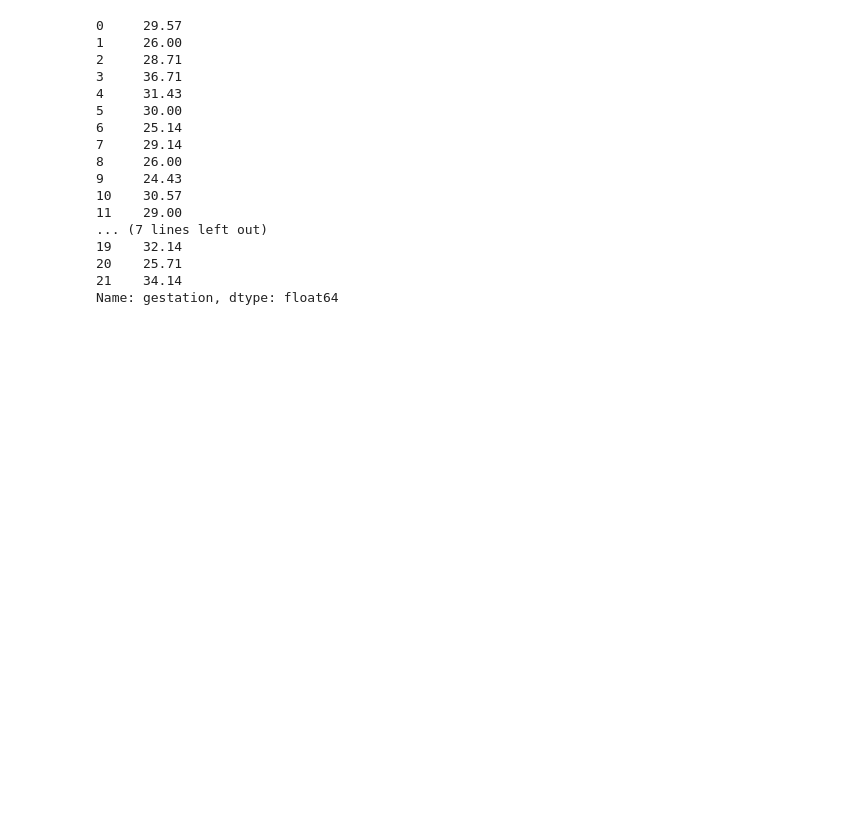
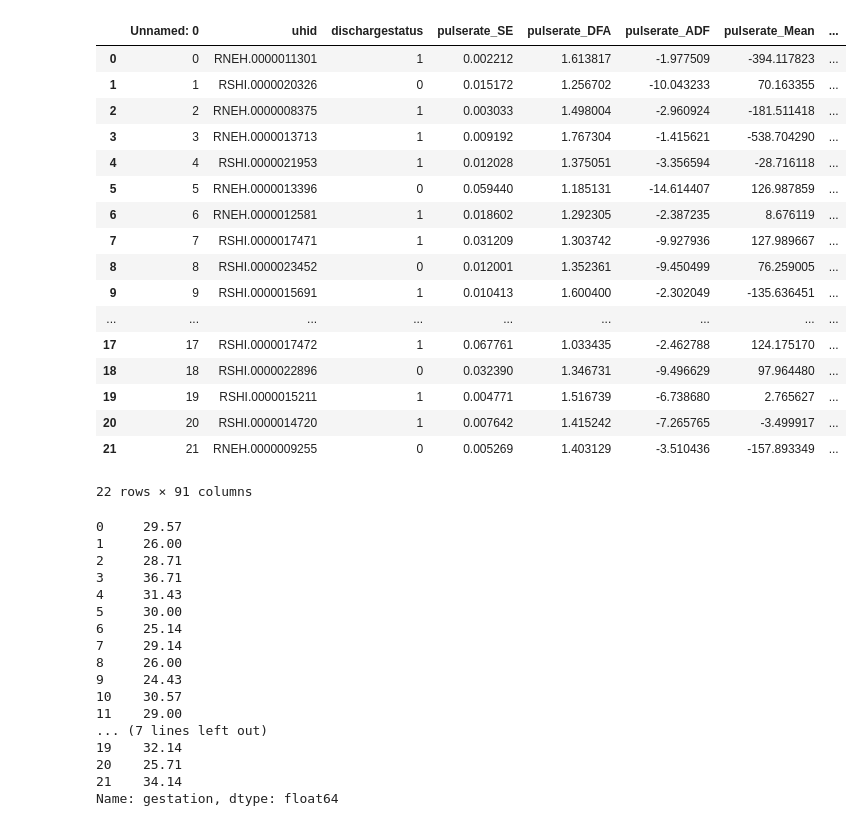
Before and after one commit to HDP-predictions/Development-and-Validation-of-High-Definition-Phenotype-HDP-based-mortality-prediction-in-critical, a Jupyter notebook: ipynbFiles/Table_3_LRM.ipynb, the cells around one changed output. Drawn from its saved outputs; the diff is of its cells as text; code cells hidden in the pictures; blank space fills up the shorter version.

```diff
--- a/Table_3_LRM.ipynb
+++ b/ipynbFiles/Table_3_LRM.ipynb
@@ -19,6 +17,27 @@ import scipy.stats
 # %%
 dg = pd.read_csv('LRM_all_data.csv')
 dg = dg.replace([np.inf, -np.inf], np.nan)
+
+dg
+# %% [output]
+|  | Unnamed: 0 | uhid | dischargestatus | pulserate_SE | pulserate_DFA | pulserate_ADF | pulserate_Mean | ... |
+| 0 | 0 | RNEH.0000011301 | 1 | 0.002212 | 1.613817 | -1.977509 | -394.117823 | ... |
+| 1 | 1 | RSHI.0000020326 | 0 | 0.015172 | 1.256702 | -10.043233 | 70.163355 | ... |
+| 2 | 2 | RNEH.0000008375 | 1 | 0.003033 | 1.498004 | -2.960924 | -181.511418 | ... |
+| 3 | 3 | RNEH.0000013713 | 1 | 0.009192 | 1.767304 | -1.415621 | -538.704290 | ... |
+| 4 | 4 | RSHI.0000021953 | 1 | 0.012028 | 1.375051 | -3.356594 | -28.716118 | ... |
+| 5 | 5 | RNEH.0000013396 | 0 | 0.059440 | 1.185131 | -14.614407 | 126.987859 | ... |
+| 6 | 6 | RNEH.0000012581 | 1 | 0.018602 | 1.292305 | -2.387235 | 8.676119 | ... |
+| 7 | 7 | RSHI.0000017471 | 1 | 0.031209 | 1.303742 | -9.927936 | 127.989667 | ... |
+| 8 | 8 | RSHI.0000023452 | 0 | 0.012001 | 1.352361 | -9.450499 | 76.259005 | ... |
+| 9 | 9 | RSHI.0000015691 | 1 | 0.010413 | 1.600400 | -2.302049 | -135.636451 | ... |
+| ... | ... | ... | ... | ... | ... | ... | ... | ... |
+| 17 | 17 | RSHI.0000017472 | 1 | 0.067761 | 1.033435 | -2.462788 | 124.175170 | ... |
+| 18 | 18 | RSHI.0000022896 | 0 | 0.032390 | 1.346731 | -9.496629 | 97.964480 | ... |
+| 19 | 19 | RSHI.0000015211 | 1 | 0.004771 | 1.516739 | -6.738680 | 2.765627 | ... |
+| 20 | 20 | RSHI.0000014720 | 1 | 0.007642 | 1.415242 | -7.265765 | -3.499917 | ... |
+| 21 | 21 | RNEH.0000009255 | 0 | 0.005269 | 1.403129 | -3.510436 | -157.893349 | ... |
+22 rows × 91 columns
 # %%
 def logistic(X_train, X_test, y_train):
     model = LogisticRegression()
```
Also changed, not shown: parts of 9 cells of this notebook, 7 other files.
